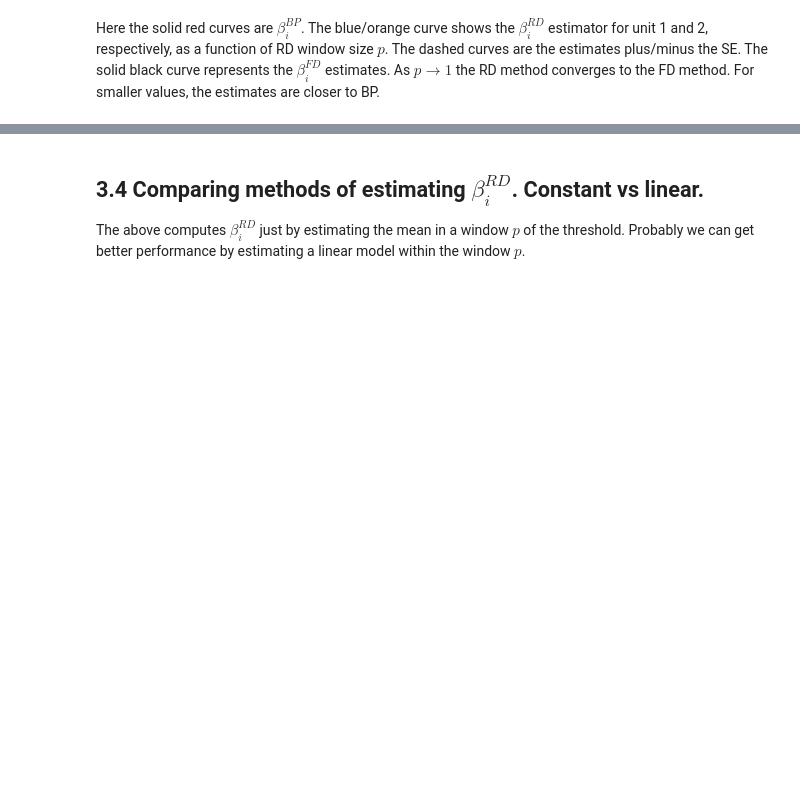
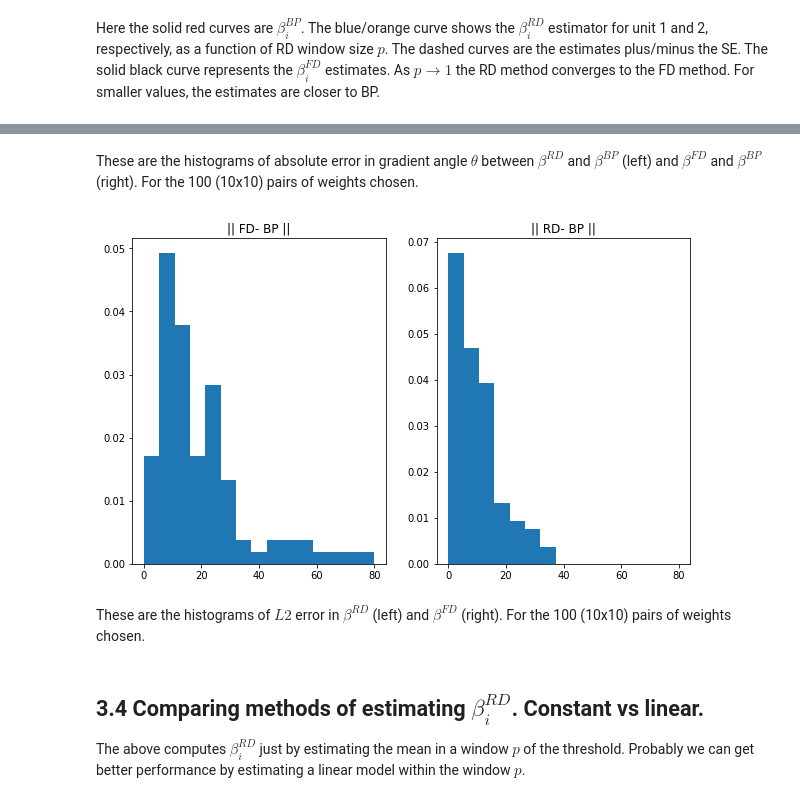
Before and after one commit to benlansdell/rdd, a Jupyter notebook: rdd.ipynb, the cells around one changed output, grey strips where cells are left out. Drawn from its saved outputs; the diff is of its cells as text; code cells hidden in the pictures; blank space fills up the shorter version.

```diff
--- a/rdd.ipynb
+++ b/rdd.ipynb
@@ -646,0 +692,15 @@ C = (hx**2)**2
+# %% [markdown]
+These are the histograms of absolute error in gradient angle $\theta$ between $\beta^{RD}$ and $\beta^{BP}$ (left) and $\beta^{FD}$ and $\beta^{BP}$ (right). For the 100 (10x10) pairs of weights chosen.
+# %%
+d_fdbp = np.sqrt((m_beta_fd_w[:,:,0]-m_beta_bp_w[:,:,0])**2 + (m_beta_fd_w[:,:,1]-m_beta_bp_w[:,:,1])**2).reshape((-1,1))
+d_rdbp = np.sqrt((m_beta_rd_w[:,:,0]-m_beta_bp_w[:,:,0])**2 + (m_beta_rd_w[:,:,1]-m_beta_bp_w[:,:,1])**2).reshape((-1,1))
+
+fig, (ax1,ax2) = plt.subplots(1,2)
+ax1.hist(d_fdbp,15, normed=1, range=(0, 80));
+ax2.hist(d_rdbp,15, normed=1, range=(0, 80));
+ax1.set_title('|| FD- BP ||')
+ax2.set_title('|| RD- BP ||');
+# %% [output]
+[figure, added]
+# %% [markdown]
+These are the histograms of $L2$ error in $\beta^{RD}$ (left) and $\beta^{FD}$ (right). For the 100 (10x10) pairs of weights chosen.
```
Also changed, not shown: parts of 11 cells of this notebook, 5 other files.
